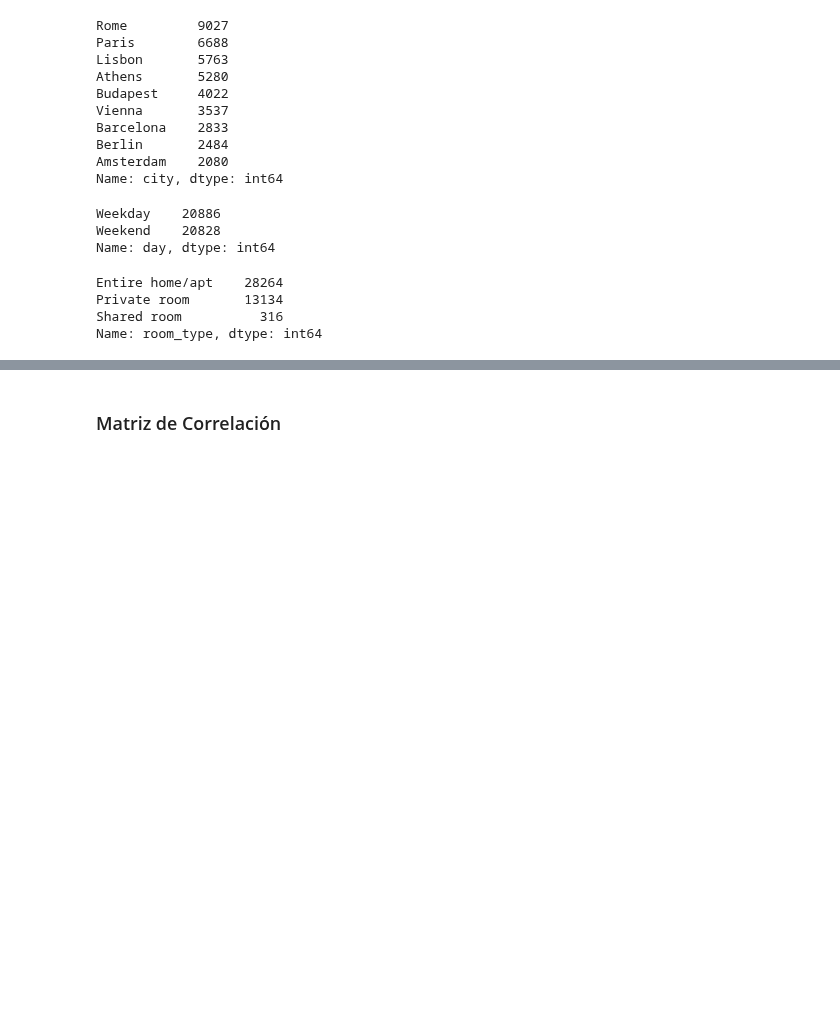
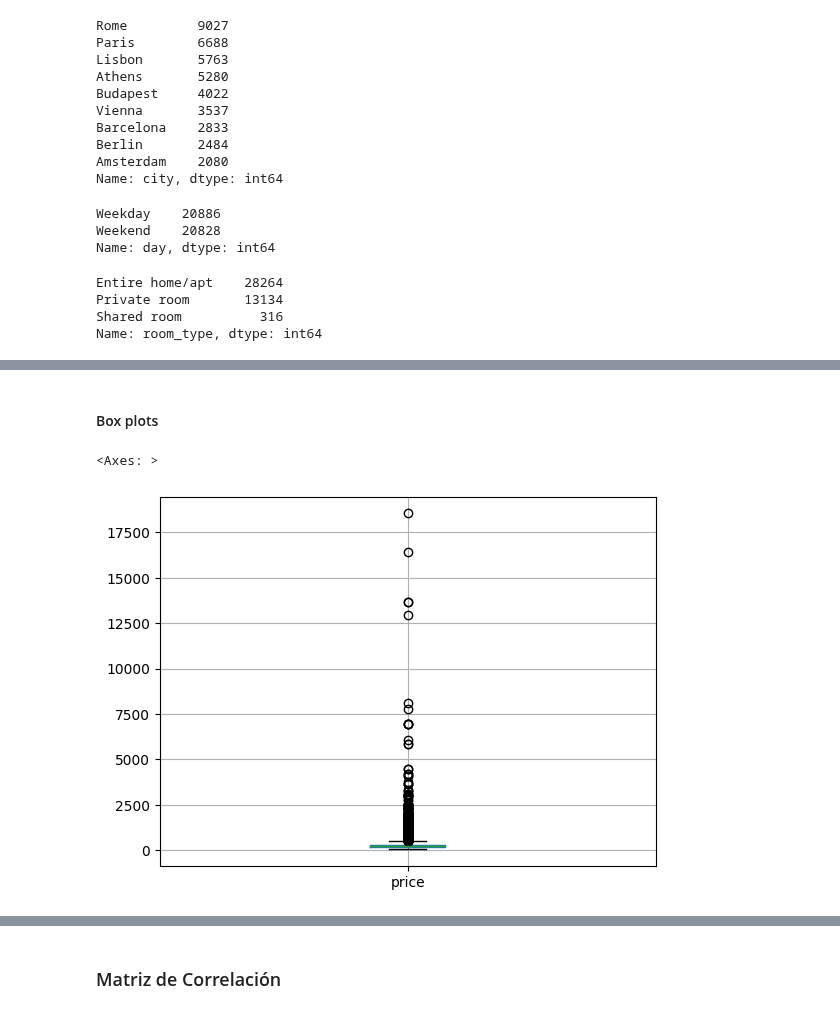
Before and after one commit to pythonpanama/pylearn-data-101, a Jupyter notebook: notebooks/AirBnB Europa.ipynb, the cells around one changed output, grey strips where cells are left out. Drawn from its saved outputs; the diff is of its cells as text; code cells hidden in the pictures; blank space fills up the shorter version.

```diff
--- a/notebooks/AirBnB Europa.ipynb
+++ b/notebooks/AirBnB Europa.ipynb
@@ -221,0 +192,7 @@ df['room_type'] = df['room_type'].map(room_type_mapping)
+# %% [markdown]
+#### Box plots
+# %%
+df.boxplot(column='price')
+# %% [output]
+<Axes: >
+[figure, added]
```
Also changed, not shown: parts of 25 cells of this notebook.
